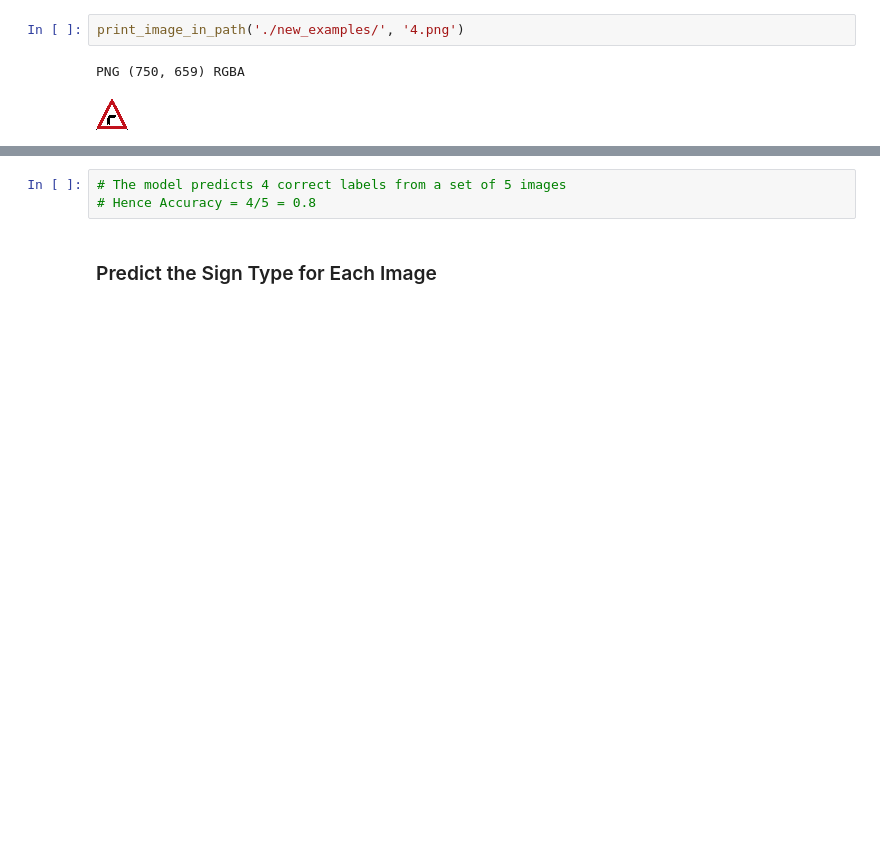
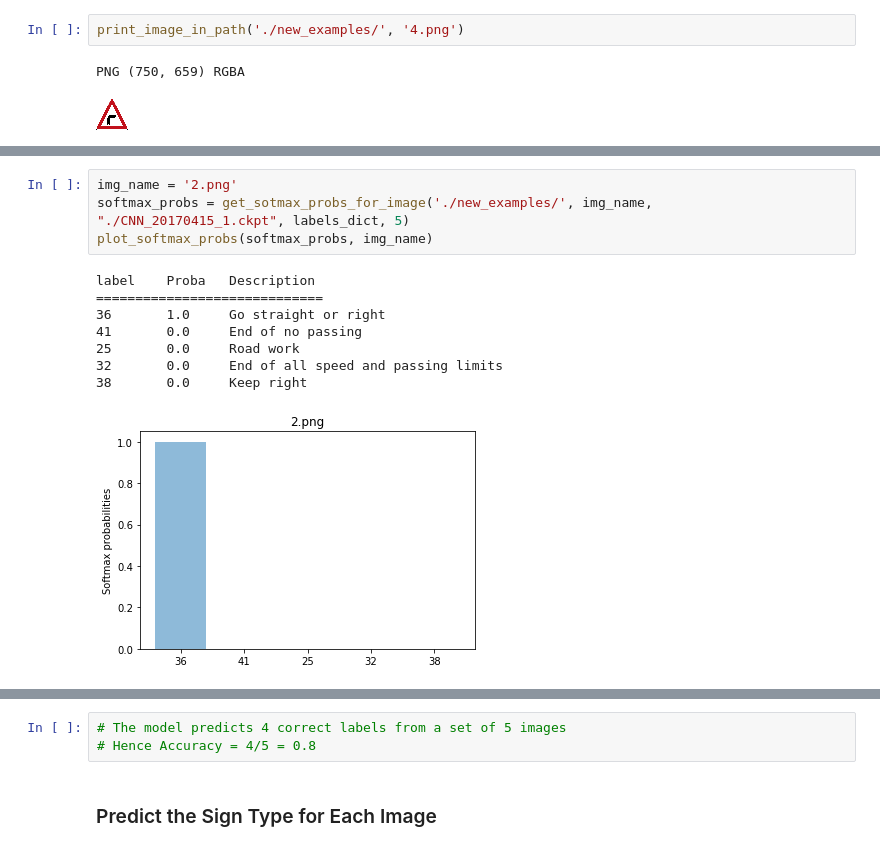
Before and after one commit to manprets/traffic_sign_classifier, a Jupyter notebook: traffic_sign_classifier.ipynb, the cells around one changed output, grey strips where cells are left out. Drawn from its saved outputs; the diff is of its cells as text; blank space fills up the shorter version.

```diff
--- a/traffic_sign_classifier.ipynb
+++ b/traffic_sign_classifier.ipynb
@@ -1071,0 +920,13 @@ label:  Speed limit (60km/h)
+# %%
+img_name = '2.png'
+softmax_probs = get_sotmax_probs_for_image('./new_examples/', img_name, "./CNN_20170415_1.ckpt", labels_dict, 5)
+plot_softmax_probs(softmax_probs, img_name)
+# %% [output]
+label    Proba   Description
+=============================
+36       1.0     Go straight or right
+41       0.0     End of no passing
+25       0.0     Road work
+32       0.0     End of all speed and passing limits
+38       0.0     Keep right
+[figure, added]
```
Also changed, not shown: parts of 78 cells of this notebook.
